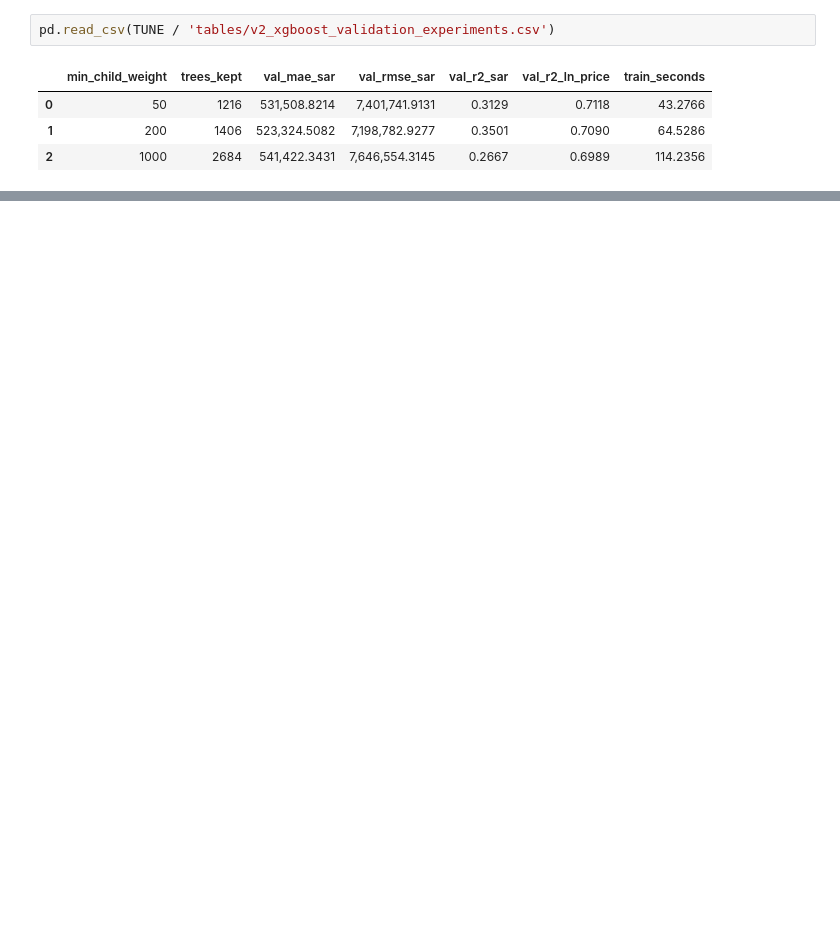
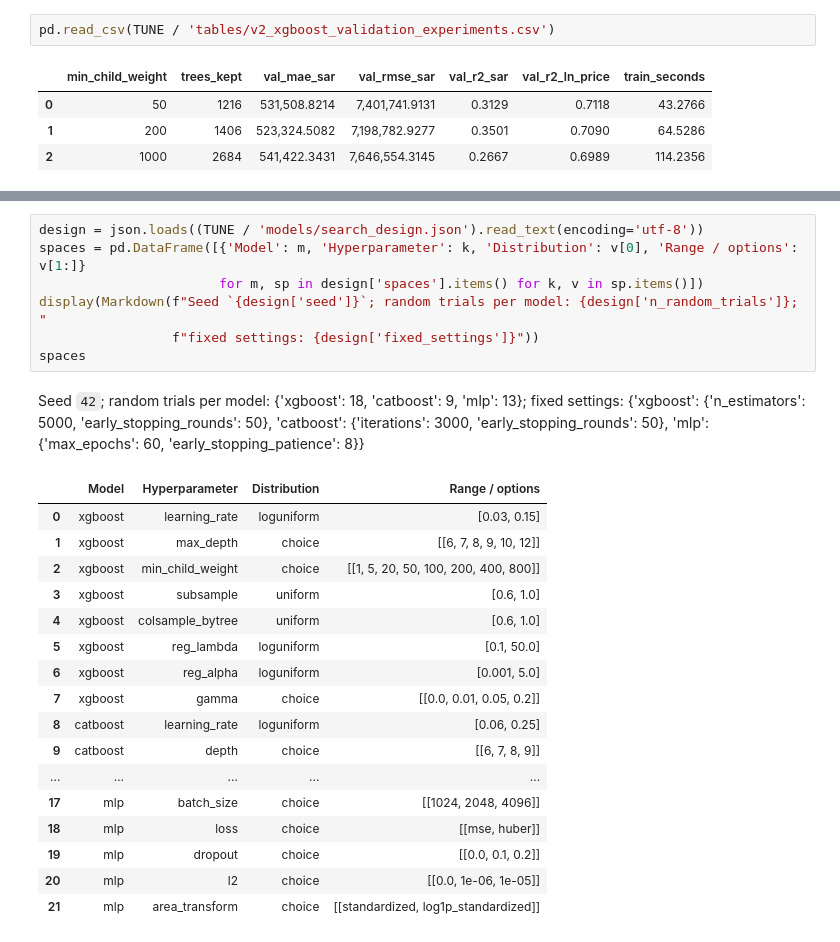
Before and after one commit to saudi-property-capstone/Saudi-Property-Transaction-Price-Prediction, a Jupyter notebook: notebooks/results_analysis.ipynb, the cells around one changed output, grey strips where cells are left out. Saved outputs shown, nothing was run; the diff lists cells and outputs as text; blank space fills up the shorter version.

```diff
--- a/notebooks/results_analysis.ipynb
+++ b/notebooks/results_analysis.ipynb
@@ -207,0 +214,26 @@ display(pd.read_csv(TUNE / 'tables/v2_test_comparison.csv'))
+# %%
+design = json.loads((TUNE / 'models/search_design.json').read_text(encoding='utf-8'))
+spaces = pd.DataFrame([{'Model': m, 'Hyperparameter': k, 'Distribution': v[0], 'Range / options': v[1:]}
+                       for m, sp in design['spaces'].items() for k, v in sp.items()])
+display(Markdown(f"Seed `{design['seed']}`; random trials per model: {design['n_random_trials']}; "
+                 f"fixed settings: {design['fixed_settings']}"))
+spaces
+# %% [output]
+Seed `42`; random trials per model: {'xgboost': 18, 'catboost': 9, 'mlp': 13}; fixed settings: {'xgboost': {'n_estimators': 5000, 'early_stopping_rounds': 50}, 'catboost': {'iterations': 3000, 'early_stopping_rounds': 50}, 'mlp': {'max_epochs': 60, 'early_stopping_patience': 8}}
+|  | Model | Hyperparameter | Distribution | Range / options |
+| 0 | xgboost | learning_rate | loguniform | [0.03, 0.15] |
+| 1 | xgboost | max_depth | choice | [[6, 7, 8, 9, 10, 12]] |
+| 2 | xgboost | min_child_weight | choice | [[1, 5, 20, 50, 100, 200, 400, 800]] |
+| 3 | xgboost | subsample | uniform | [0.6, 1.0] |
+| 4 | xgboost | colsample_bytree | uniform | [0.6, 1.0] |
+| 5 | xgboost | reg_lambda | loguniform | [0.1, 50.0] |
+| 6 | xgboost | reg_alpha | loguniform | [0.001, 5.0] |
+| 7 | xgboost | gamma | choice | [[0.0, 0.01, 0.05, 0.2]] |
+| 8 | catboost | learning_rate | loguniform | [0.06, 0.25] |
+| 9 | catboost | depth | choice | [[6, 7, 8, 9]] |
+| ... | ... | ... | ... | ... |
+| 17 | mlp | batch_size | choice | [[1024, 2048, 4096]] |
+| 18 | mlp | loss | choice | [[mse, huber]] |
+| 19 | mlp | dropout | choice | [[0.0, 0.1, 0.2]] |
+| 20 | mlp | l2 | choice | [[0.0, 1e-06, 1e-05]] |
+| 21 | mlp | area_transform | choice | [[standardized, log1p_standardized]] |
```
Also changed, not shown: parts of 22 cells of this notebook, 39 other files.
